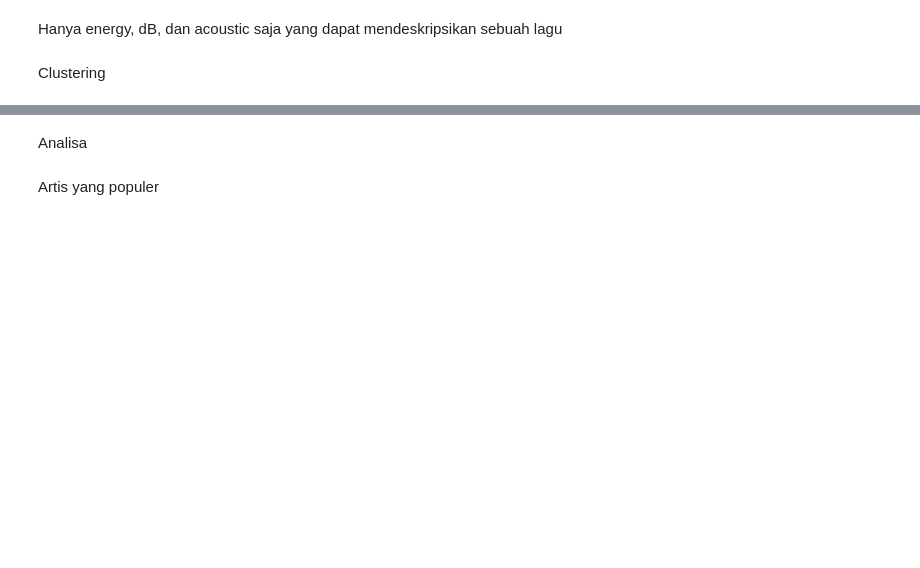
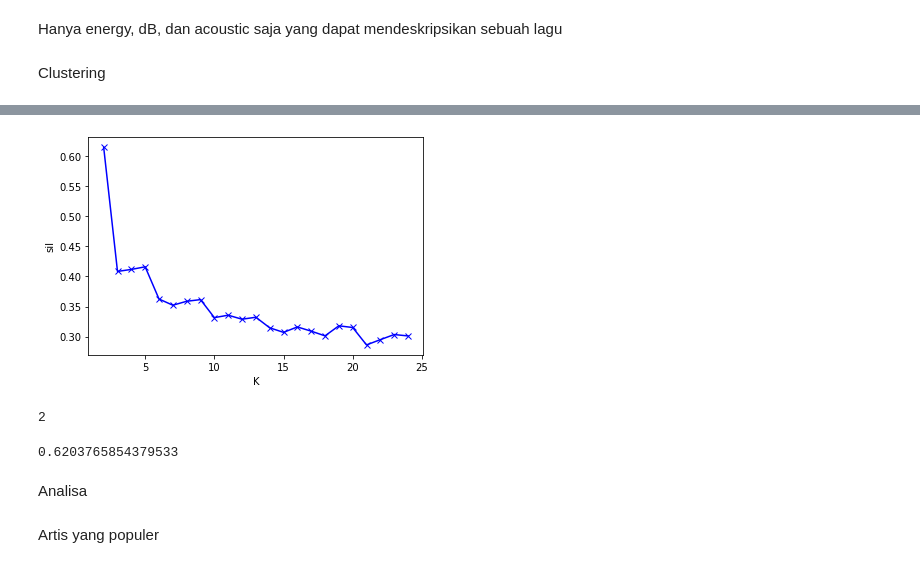
Before and after one commit to arkha98/tugas_akhir_spotify, a Jupyter notebook: tugas_akhir.ipynb, the cells around one changed output, grey strips where cells are left out. Saved outputs shown, nothing was run; the diff lists cells and outputs as text; code cells hidden in the pictures; blank space fills up the shorter version.

```diff
--- a/tugas_akhir.ipynb
+++ b/tugas_akhir.ipynb
@@ -295,10 +382,18 @@ print(k)
 # %%
-df_all_std = scaler_spotify(df_all, attribute_spotify)
+df_all_std = scaler_spotify(df_all, attribute_spotify_high_corr)
 k = optimal_kmeans(df_all_std)
 df_all_cd = KMeans(n_clusters=k).fit_predict(df_all_std)
 df_all_cluster = df_all.copy()
 df_all_cluster['cluster'] = df_all_cd
 print(k)
+# %% [output]
+[figure, added]
+2
+# %%
+from sklearn.metrics import silhouette_score
+silhouette_score(df_all.loc[:,attribute_spotify_high_corr], df_all_cd, metric='euclidean')
+# %% [output]
+0.6203765854379533
 # %% [markdown]
 Analisa
 # %% [markdown]
```
Also changed, not shown: parts of 35 cells of this notebook, 33 other files.
